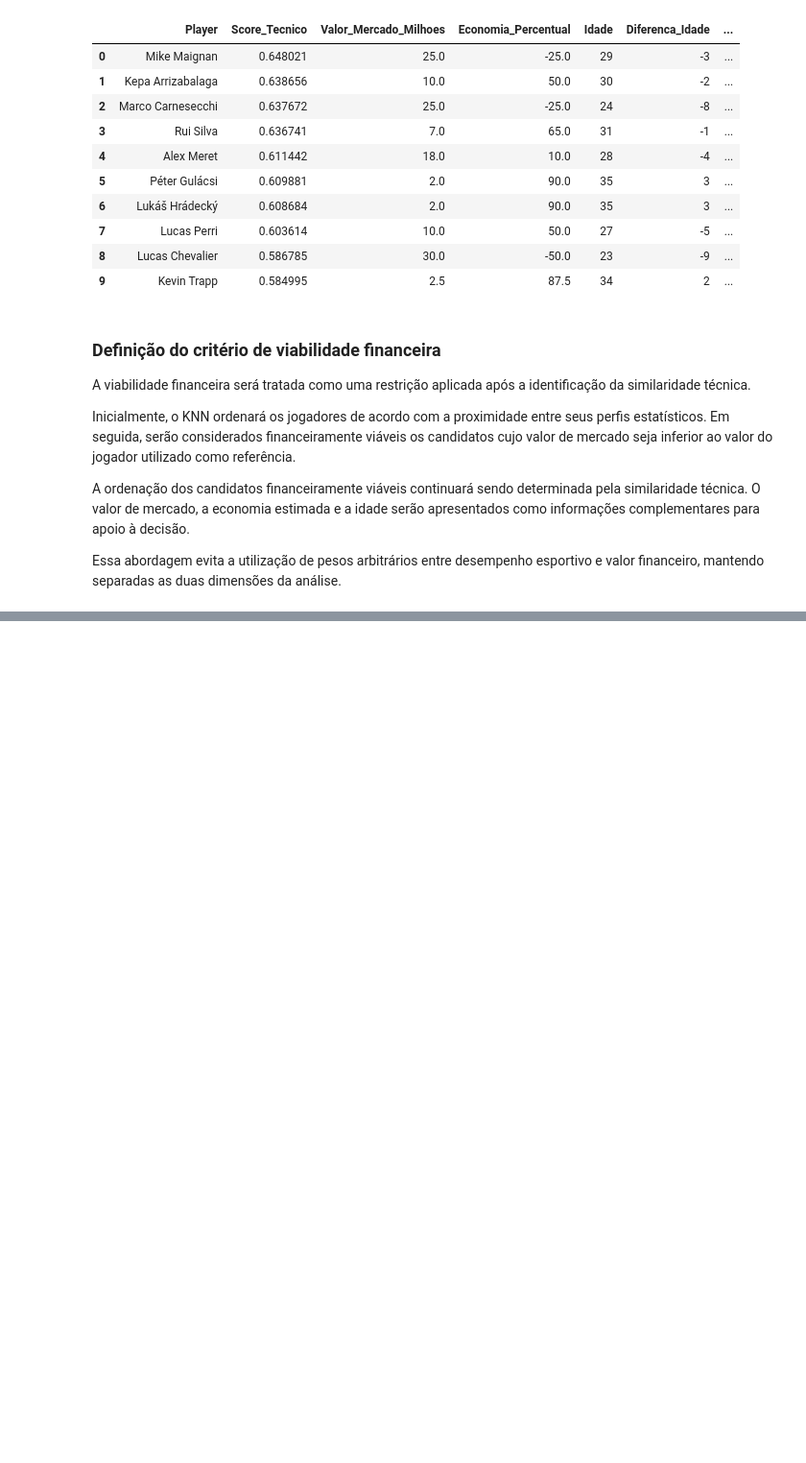
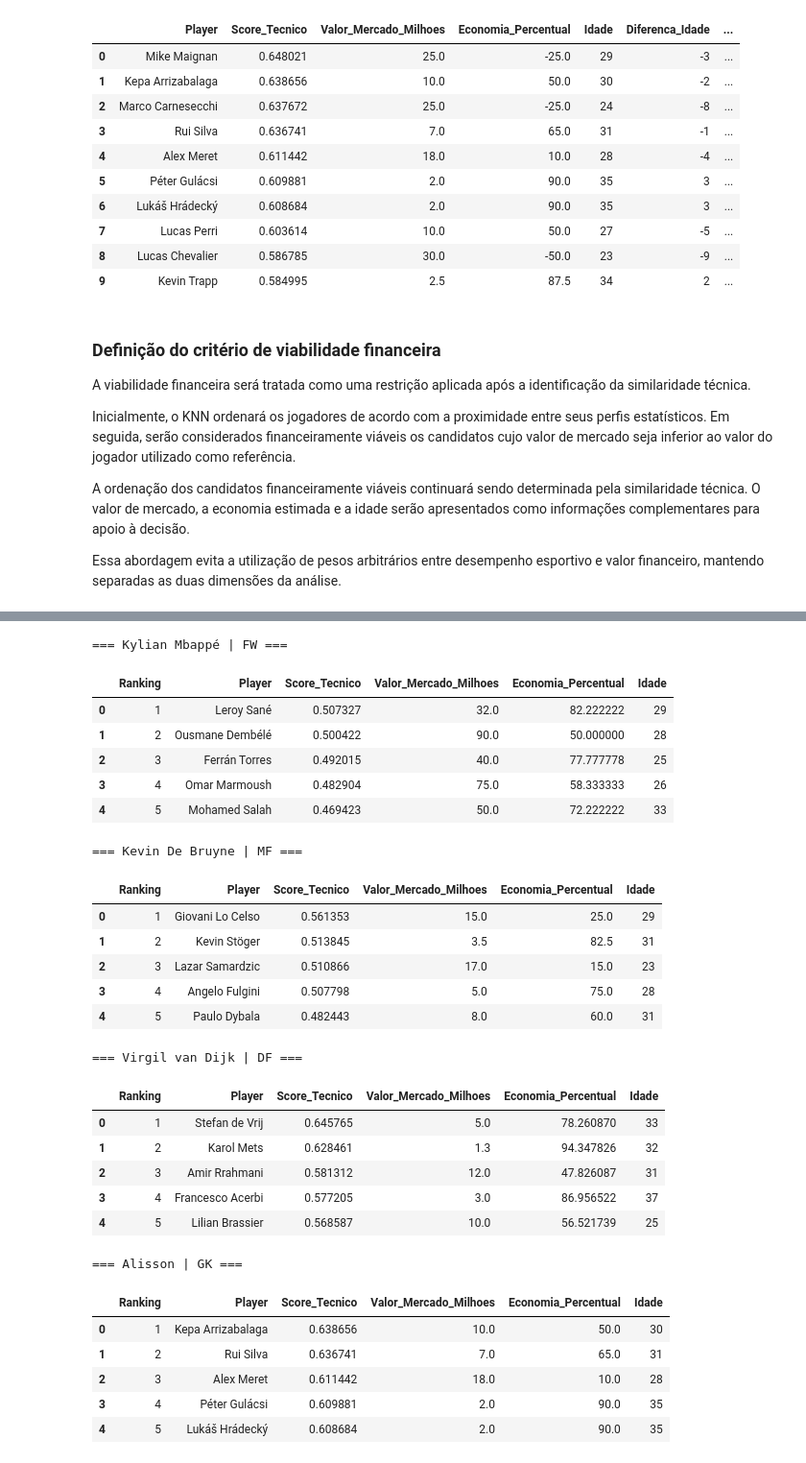
Before and after one commit to bmlogs64/TCC-Futebol-ML, a Jupyter notebook: TCC_Futebol.ipynb, the cells around one changed output, grey strips where cells are left out. Shown at 96% size. Saved outputs shown, nothing was run; the diff lists cells and outputs as text; code cells hidden in the pictures; blank space fills up the shorter version.

```diff
--- a/TCC_Futebol.ipynb
+++ b/TCC_Futebol.ipynb
@@ -8008,0 +8491,63 @@ for jogador, posicao in testes_modelo_final:
+# %%
+testes_carregamento = [
+    ("Kylian Mbappé", "FW"),
+    ("Kevin De Bruyne", "MF"),
+    ("Virgil van Dijk", "DF"),
+    ("Alisson", "GK")
+]
+
+for jogador, posicao in testes_carregamento:
+
+    print(
+        f"\n=== {jogador} | {posicao} ==="
+    )
+
+    resultado = (
+        recomendar_substitutos_carregado(
+            jogador,
+            posicao,
+            quantidade=5
+        )
+    )
+
+    display(
+        resultado[
+            [
+                "Ranking",
+                "Player",
+                "Score_Tecnico",
+                "Valor_Mercado_Milhoes",
+                "Economia_Percentual",
+                "Idade"
+            ]
+        ]
+    )
+# %% [output]
+=== Kylian Mbappé | FW ===
+|  | Ranking | Player | Score_Tecnico | Valor_Mercado_Milhoes | Economia_Percentual | Idade |
+| 0 | 1 | Leroy Sané | 0.507327 | 32.0 | 82.222222 | 29 |
+| 1 | 2 | Ousmane Dembélé | 0.500422 | 90.0 | 50.000000 | 28 |
+| 2 | 3 | Ferrán Torres | 0.492015 | 40.0 | 77.777778 | 25 |
+| 3 | 4 | Omar Marmoush | 0.482904 | 75.0 | 58.333333 | 26 |
+| 4 | 5 | Mohamed Salah | 0.469423 | 50.0 | 72.222222 | 33 |
+=== Kevin De Bruyne | MF ===
+|  | Ranking | Player | Score_Tecnico | Valor_Mercado_Milhoes | Economia_Percentual | Idade |
+| 0 | 1 | Giovani Lo Celso | 0.561353 | 15.0 | 25.0 | 29 |
+| 1 | 2 | Kevin Stöger | 0.513845 | 3.5 | 82.5 | 31 |
+| 2 | 3 | Lazar Samardzic | 0.510866 | 17.0 | 15.0 | 23 |
+| 3 | 4 | Angelo Fulgini | 0.507798 | 5.0 | 75.0 | 28 |
+| 4 | 5 | Paulo Dybala | 0.482443 | 8.0 | 60.0 | 31 |
+=== Virgil van Dijk | DF ===
+|  | Ranking | Player | Score_Tecnico | Valor_Mercado_Milhoes | Economia_Percentual | Idade |
+| 0 | 1 | Stefan de Vrij | 0.645765 | 5.0 | 78.260870 | 33 |
+| 1 | 2 | Karol Mets | 0.628461 | 1.3 | 94.347826 | 32 |
+| 2 | 3 | Amir Rrahmani | 0.581312 | 12.0 | 47.826087 | 31 |
+| 3 | 4 | Francesco Acerbi | 0.577205 | 3.0 | 86.956522 | 37 |
+| 4 | 5 | Lilian Brassier | 0.568587 | 10.0 | 56.521739 | 25 |
+=== Alisson | GK ===
+|  | Ranking | Player | Score_Tecnico | Valor_Mercado_Milhoes | Economia_Percentual | Idade |
+| 0 | 1 | Kepa Arrizabalaga | 0.638656 | 10.0 | 50.0 | 30 |
+| 1 | 2 | Rui Silva | 0.636741 | 7.0 | 65.0 | 31 |
+| 2 | 3 | Alex Meret | 0.611442 | 18.0 | 10.0 | 28 |
+| 3 | 4 | Péter Gulácsi | 0.609881 | 2.0 | 90.0 | 35 |
+| 4 | 5 | Lukáš Hrádecký | 0.608684 | 2.0 | 90.0 | 35 |
```
Also changed, not shown: parts of 39 cells of this notebook.
